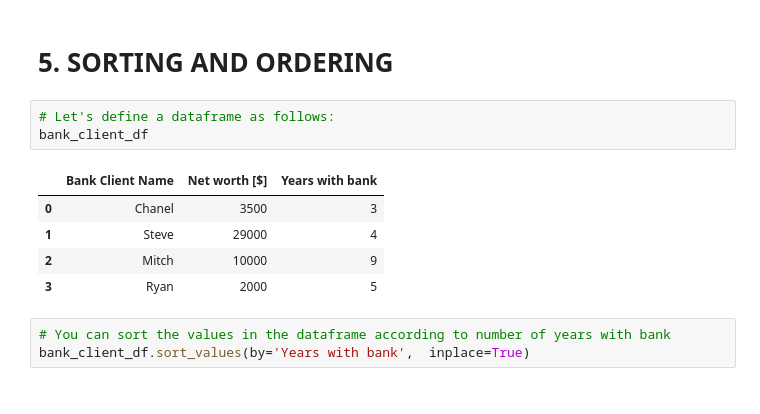
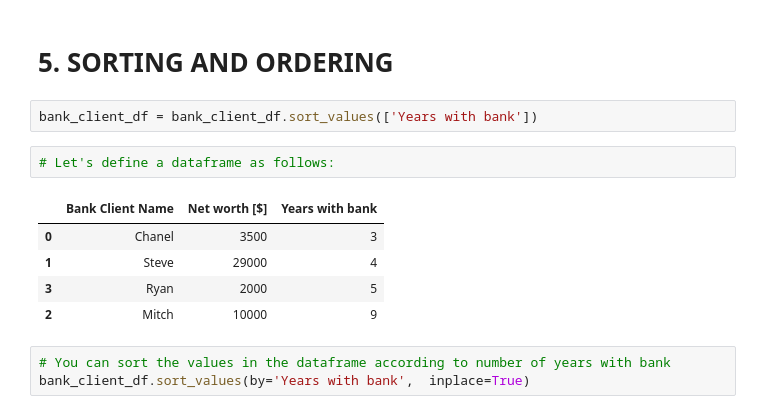
Before and after one commit to TaskerJang/kaist_dt_study, a Jupyter notebook: study note/day4/2. Pandas _ Data analysis.ipynb, the cells around one changed output. Saved outputs shown, nothing was run; the diff lists cells and outputs as text.

```diff
--- a/study note/day4/2. Pandas _ Data analysis.ipynb
+++ b/study note/day4/2. Pandas _ Data analysis.ipynb
@@ -271,15 +306,16 @@ Name: Net worth [$], dtype: int64
 89400
 # %% [markdown]
 # 5. SORTING AND ORDERING
+# %%
+bank_client_df = bank_client_df.sort_values(['Years with bank'])
 # %%
 # Let's define a dataframe as follows:
-bank_client_df
 # %% [output]
 |  | Bank Client Name | Net worth [$] | Years with bank |
 | 0 | Chanel | 3500 | 3 |
 | 1 | Steve | 29000 | 4 |
+| 3 | Ryan | 2000 | 5 |
 | 2 | Mitch | 10000 | 9 |
-| 3 | Ryan | 2000 | 5 |
 # %%
 # You can sort the values in the dataframe according to number of years with bank
 bank_client_df.sort_values(by='Years with bank',  inplace=True)
```
Also changed, not shown: parts of 27 cells of this notebook, 4 other files.
